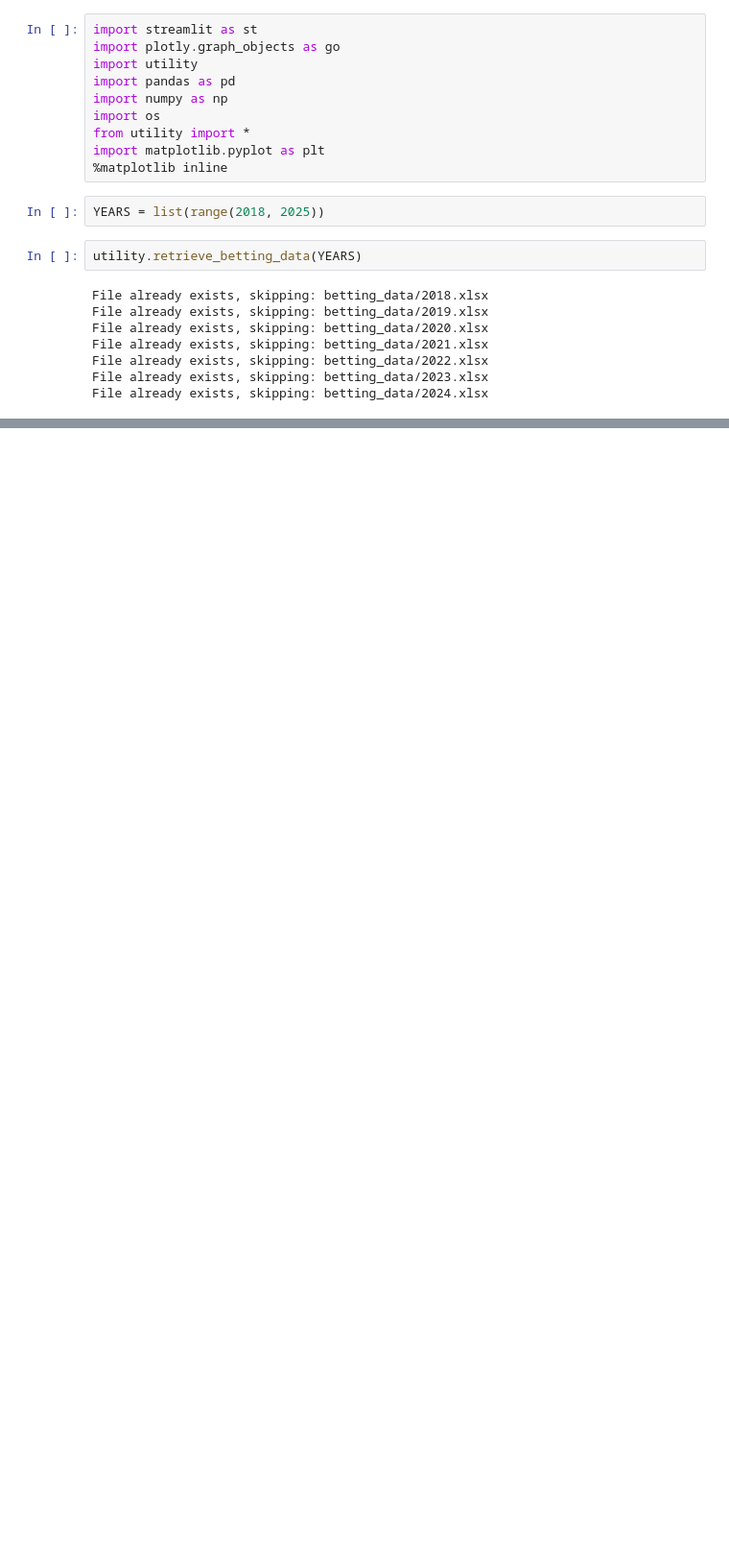
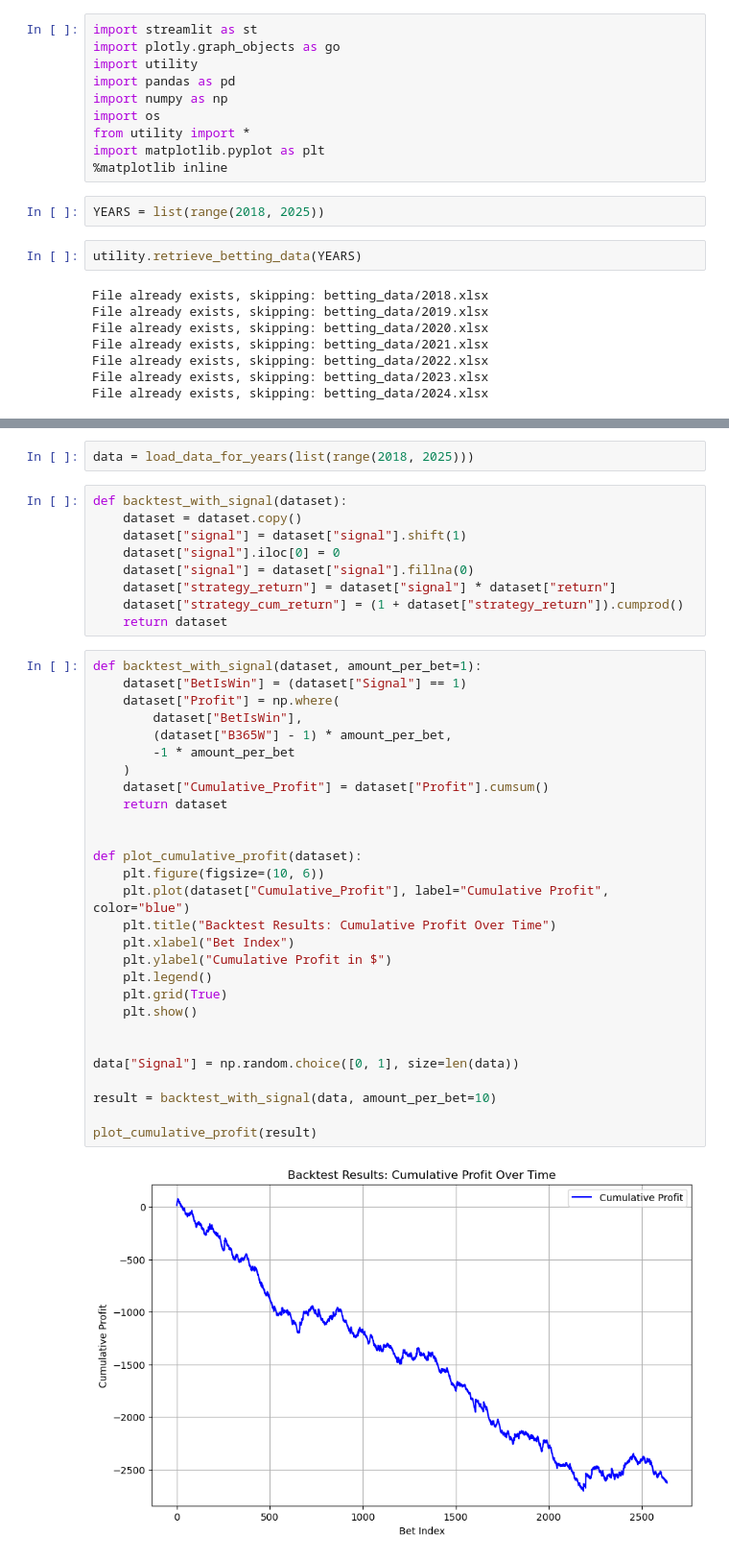
Before and after one commit to elin1231/tennisDB, a Jupyter notebook: tennis_betting_backtest.ipynb, the cells around one changed output, grey strips where cells are left out. Shown at 96% size. Cells and saved outputs as stored; diff of their text form; blank space fills up the shorter version.

```diff
--- a/tennis_betting_backtest.ipynb
+++ b/tennis_betting_backtest.ipynb
@@ -33,0 +93,41 @@ Model Accuracy: 0.72
+# %%
+data = load_data_for_years(list(range(2018, 2025)))
+# %%
+def backtest_with_signal(dataset):
+    dataset = dataset.copy()
+    dataset["signal"] = dataset["signal"].shift(1)
+    dataset["signal"].iloc[0] = 0
+    dataset["signal"] = dataset["signal"].fillna(0)
+    dataset["strategy_return"] = dataset["signal"] * dataset["return"]
+    dataset["strategy_cum_return"] = (1 + dataset["strategy_return"]).cumprod()
+    return dataset
+# %%
+def backtest_with_signal(dataset, amount_per_bet=1):
+    dataset["BetIsWin"] = (dataset["Signal"] == 1)
+    dataset["Profit"] = np.where(
+        dataset["BetIsWin"],
+        (dataset["B365W"] - 1) * amount_per_bet,
+        -1 * amount_per_bet
+    )
+    dataset["Cumulative_Profit"] = dataset["Profit"].cumsum()
+    return dataset
+
+
+def plot_cumulative_profit(dataset):
+    plt.figure(figsize=(10, 6))
+    plt.plot(dataset["Cumulative_Profit"], label="Cumulative Profit", color="blue")
+    plt.title("Backtest Results: Cumulative Profit Over Time")
+    plt.xlabel("Bet Index")
+    plt.ylabel("Cumulative Profit in $")
+    plt.legend()
+    plt.grid(True)
+    plt.show()
+
+
+data["Signal"] = np.random.choice([0, 1], size=len(data))
+
+result = backtest_with_signal(data, amount_per_bet=10)
+
+plot_cumulative_profit(result)
+# %% [output]
+[figure, added]
```
Also changed, not shown: parts of 9 cells of this notebook, 2 other files.
